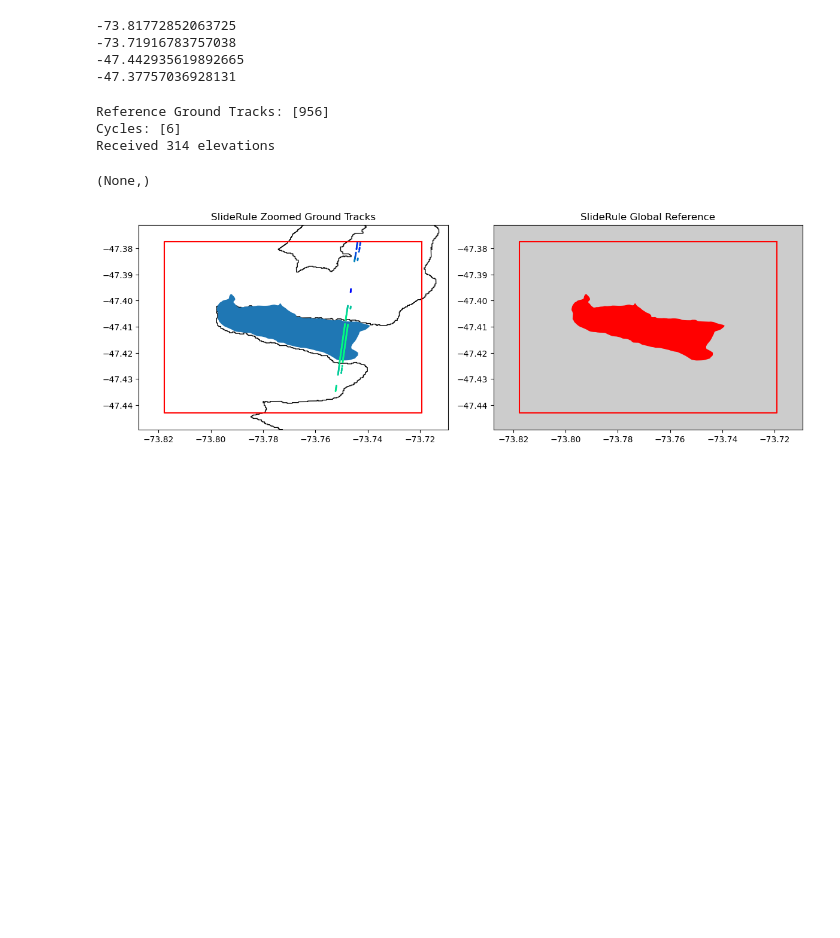
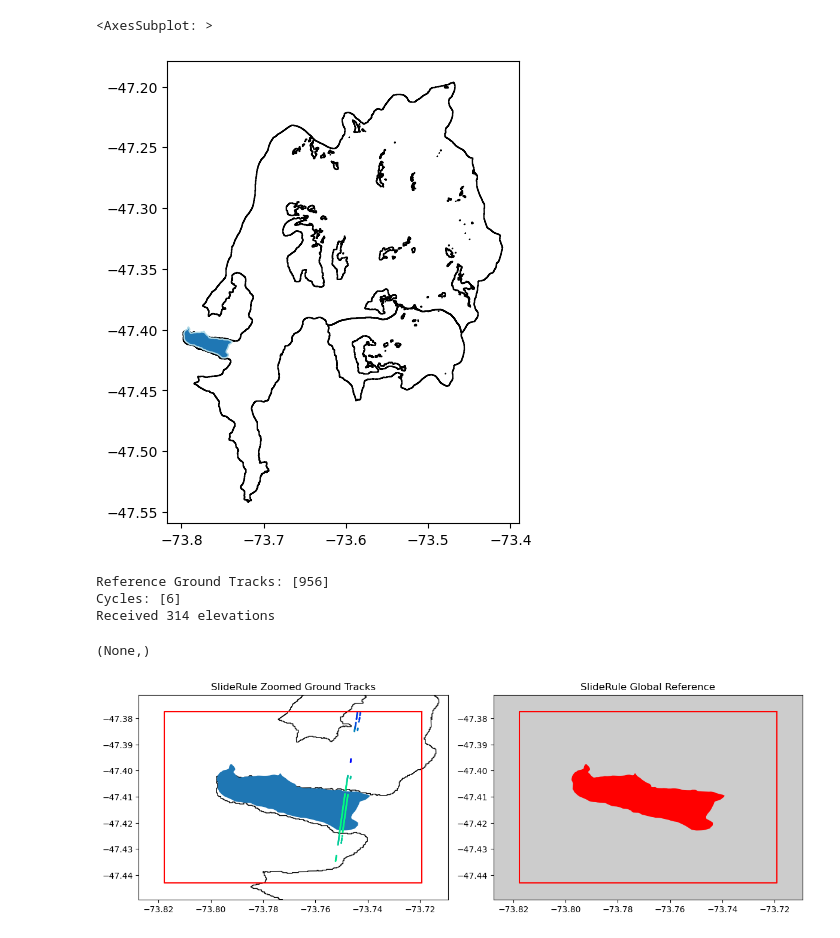
Before and after one commit to ICESAT-2HackWeek/3DLAKE, a Jupyter notebook: notebooks/plot_data.ipynb, the cells around one changed output. Drawn from its saved outputs; the diff is of its cells as text; code cells hidden in the pictures; blank space fills up the shorter version.

```diff
--- a/notebooks/plot_data.ipynb
+++ b/notebooks/plot_data.ipynb
@@ -36,9 +48,10 @@ region = [ {"lon":maxx, "lat": maxy},
 # %%
+fig,ax = plt.subplots(num=None, ncols=1, figsize=(12, 6))
+glaciers_wgs84.plot(ax=ax, facecolor = 'none')
+outline_wgs84.plot(ax=ax, edgecolor="lightblue")
 # %% [output]
--73.81772852063725
--73.71916783757038
--47.442935619892665
--47.37757036928131
+<AxesSubplot: >
+[figure, added]
 # %%
 # Build ATL06 Request
 parms = {
```
Also changed, not shown: parts of 3 cells of this notebook, 10 other files.
